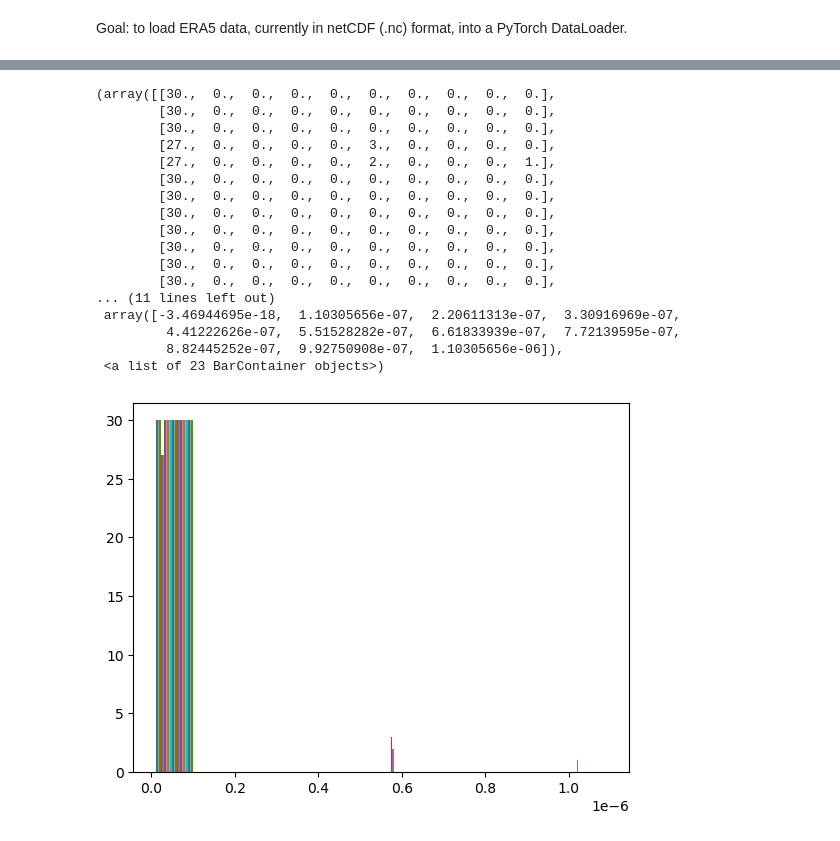
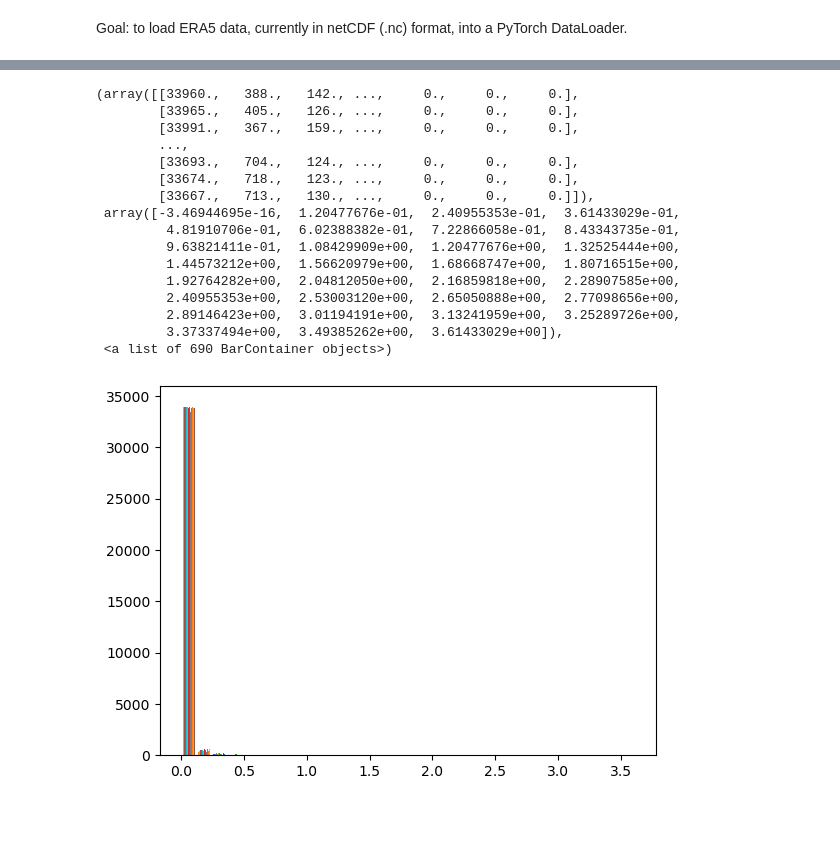
Before and after one commit to ghostpress/rainfall-pde-ml, a Jupyter notebook: src/temperature/notebooks/ExploreERA5.ipynb, the cells around one changed output, grey strips where cells are left out. Cells and saved outputs as stored; diff of their text form; code cells hidden in the pictures.

```diff
--- a/src/temperature/notebooks/ExploreERA5.ipynb
+++ b/src/temperature/notebooks/ExploreERA5.ipynb
@@ -128,24 +64,23 @@ print(mean_values, median_values, std_deviation, variance, skewness, kurt)
-# %%
-plt.hist(precip[0])
-# %% [output]
-(array([[30.,  0.,  0.,  0.,  0.,  0.,  0.,  0.,  0.,  0.],
-        [30.,  0.,  0.,  0.,  0.,  0.,  0.,  0.,  0.,  0.],
-        [30.,  0.,  0.,  0.,  0.,  0.,  0.,  0.,  0.,  0.],
-        [27.,  0.,  0.,  0.,  0.,  3.,  0.,  0.,  0.,  0.],
-        [27.,  0.,  0.,  0.,  0.,  2.,  0.,  0.,  0.,  1.],
-        [30.,  0.,  0.,  0.,  0.,  0.,  0.,  0.,  0.,  0.],
-        [30.,  0.,  0.,  0.,  0.,  0.,  0.,  0.,  0.,  0.],
-        [30.,  0.,  0.,  0.,  0.,  0.,  0.,  0.,  0.,  0.],
-        [30.,  0.,  0.,  0.,  0.,  0.,  0.,  0.,  0.,  0.],
-        [30.,  0.,  0.,  0.,  0.,  0.,  0.,  0.,  0.,  0.],
-        [30.,  0.,  0.,  0.,  0.,  0.,  0.,  0.,  0.,  0.],
-        [30.,  0.,  0.,  0.,  0.,  0.,  0.,  0.,  0.,  0.],
-... (11 lines left out)
- array([-3.46944695e-18,  1.10305656e-07,  2.20611313e-07,  3.30916969e-07,
-         4.41222626e-07,  5.51528282e-07,  6.61833939e-07,  7.72139595e-07,
-         8.82445252e-07,  9.92750908e-07,  1.10305656e-06]),
- <a list of 23 BarContainer objects>)
-[figure, removed]
+# %%
+plt.hist(reshaped_precip, bins=30)
+# %% [output]
+(array([[33960.,   388.,   142., ...,     0.,     0.,     0.],
+        [33965.,   405.,   126., ...,     0.,     0.,     0.],
+        [33991.,   367.,   159., ...,     0.,     0.,     0.],
+        ...,
+        [33693.,   704.,   124., ...,     0.,     0.,     0.],
+        [33674.,   718.,   123., ...,     0.,     0.,     0.],
+        [33667.,   713.,   130., ...,     0.,     0.,     0.]]),
+ array([-3.46944695e-16,  1.20477676e-01,  2.40955353e-01,  3.61433029e-01,
+         4.81910706e-01,  6.02388382e-01,  7.22866058e-01,  8.43343735e-01,
+         9.63821411e-01,  1.08429909e+00,  1.20477676e+00,  1.32525444e+00,
+         1.44573212e+00,  1.56620979e+00,  1.68668747e+00,  1.80716515e+00,
+         1.92764282e+00,  2.04812050e+00,  2.16859818e+00,  2.28907585e+00,
+         2.40955353e+00,  2.53003120e+00,  2.65050888e+00,  2.77098656e+00,
+         2.89146423e+00,  3.01194191e+00,  3.13241959e+00,  3.25289726e+00,
+         3.37337494e+00,  3.49385262e+00,  3.61433029e+00]),
+ <a list of 690 BarContainer objects>)
+[figure, added]
 # %%
 #Create histograms, box plots, scatter plots, and time series plots to visualize the distribution, relationships, and trends in your data.
 
```
Also changed, not shown: parts of 20 cells of this notebook.
